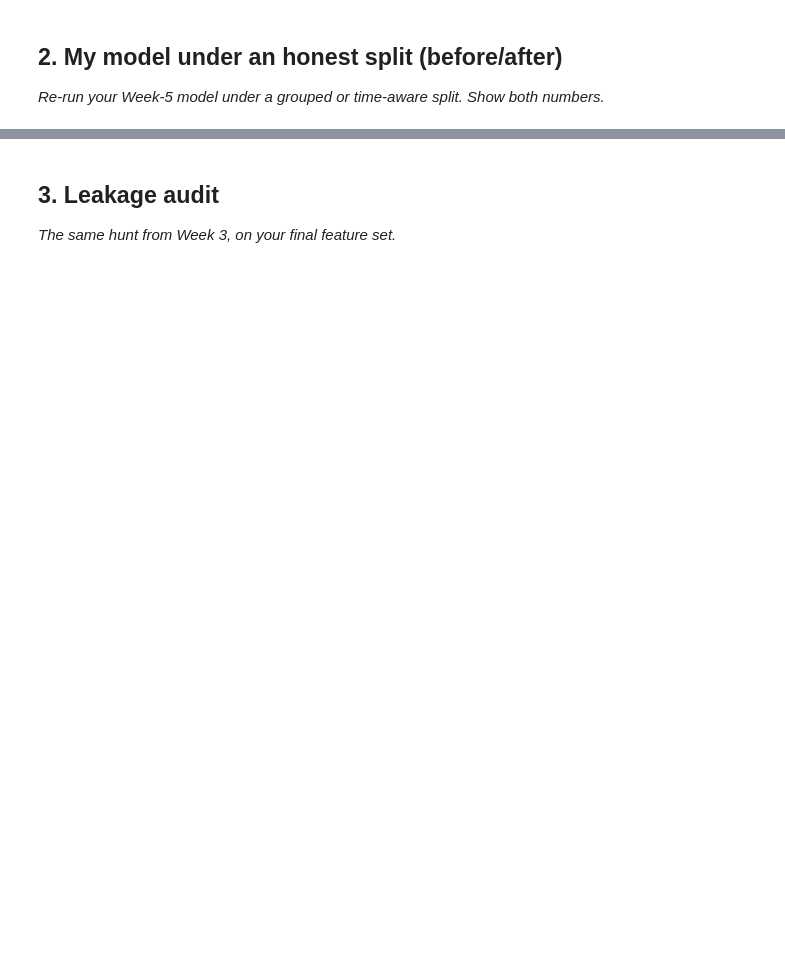
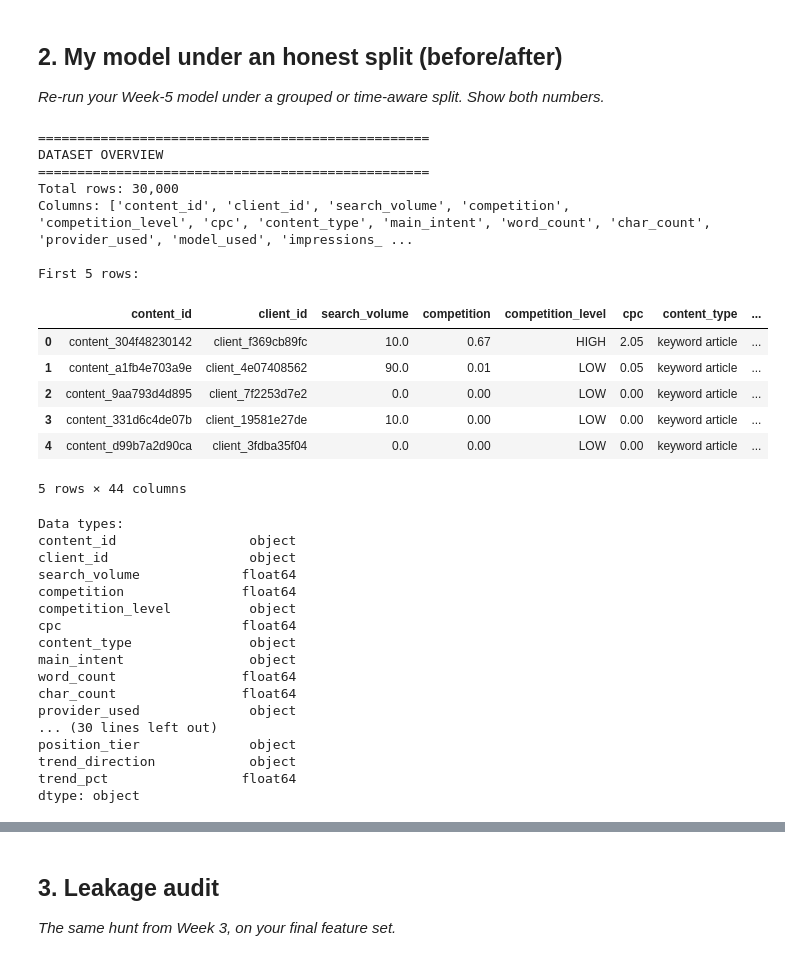
Before and after one commit to samin-developer/ml-internship-starter, a Jupyter notebook: work/notebooks/w06_validation_audit.ipynb, the cells around one changed output, grey strips where cells are left out. Drawn from its saved outputs; the diff is of its cells as text; code cells hidden in the pictures; blank space fills up the shorter version.

```diff
--- a/work/notebooks/w06_validation_audit.ipynb
+++ b/work/notebooks/w06_validation_audit.ipynb
@@ -14,3 +41,62 @@ This skeleton is yours to fill. Work the sections **in order** — each one has
 ## 2. My model under an honest split (before/after)
 
 *Re-run your Week-5 model under a grouped or time-aware split. Show both numbers.*
+# %%
+# ================================================
+# CELL 1: Load and Explore Dataset
+# ================================================
+
+import pandas as pd
+import numpy as np
+import matplotlib.pyplot as plt
+from sklearn.model_selection import train_test_split, GroupKFold
+from sklearn.feature_extraction.text import TfidfVectorizer
+from sklearn.linear_model import LogisticRegression
+from sklearn.metrics import accuracy_score, roc_auc_score, ndcg_score, classification_report
+
+# Load the dataset
+
+url = 'https://raw.githubusercontent.com/samin-developer/ml-internship-starter/main/data/raw/content_refresh_anonymized.csv'
+df = pd.read_csv(url)
+
+print("=" * 50)
+print("DATASET OVERVIEW")
+print("=" * 50)
+print(f"Total rows: {len(df):,}")
+print(f"Columns: {df.columns.tolist()}")
+print("\nFirst 5 rows:")
+display(df.head())
+print("\nData types:")
+print(df.dtypes)
+# %% [output]
+==================================================
+DATASET OVERVIEW
+==================================================
+Total rows: 30,000
+Columns: ['content_id', 'client_id', 'search_volume', 'competition', 'competition_level', 'cpc', 'content_type', 'main_intent', 'word_count', 'char_count', 'provider_used', 'model_used', 'impressions_ ...
+
+First 5 rows:
+|  | content_id | client_id | search_volume | competition | competition_level | cpc | content_type | ... |
+| 0 | content_304f48230142 | client_f369cb89fc | 10.0 | 0.67 | HIGH | 2.05 | keyword article | ... |
+| 1 | content_a1fb4e703a9e | client_4e07408562 | 90.0 | 0.01 | LOW | 0.05 | keyword article | ... |
+| 2 | content_9aa793d4d895 | client_7f2253d7e2 | 0.0 | 0.00 | LOW | 0.00 | keyword article | ... |
+| 3 | content_331d6c4de07b | client_19581e27de | 10.0 | 0.00 | LOW | 0.00 | keyword article | ... |
+| 4 | content_d99b7a2d90ca | client_3fdba35f04 | 0.0 | 0.00 | LOW | 0.00 | keyword article | ... |
+5 rows × 44 columns
+Data types:
+content_id                 object
+client_id                  object
+search_volume             float64
+competition               float64
+competition_level          object
+cpc                       float64
+content_type               object
+main_intent                object
+word_count                float64
+char_count                float64
+provider_used              object
+... (30 lines left out)
+position_tier              object
+trend_direction            object
+trend_pct                 float64
+dtype: object
```
Also changed, not shown: parts of 10 cells of this notebook.
